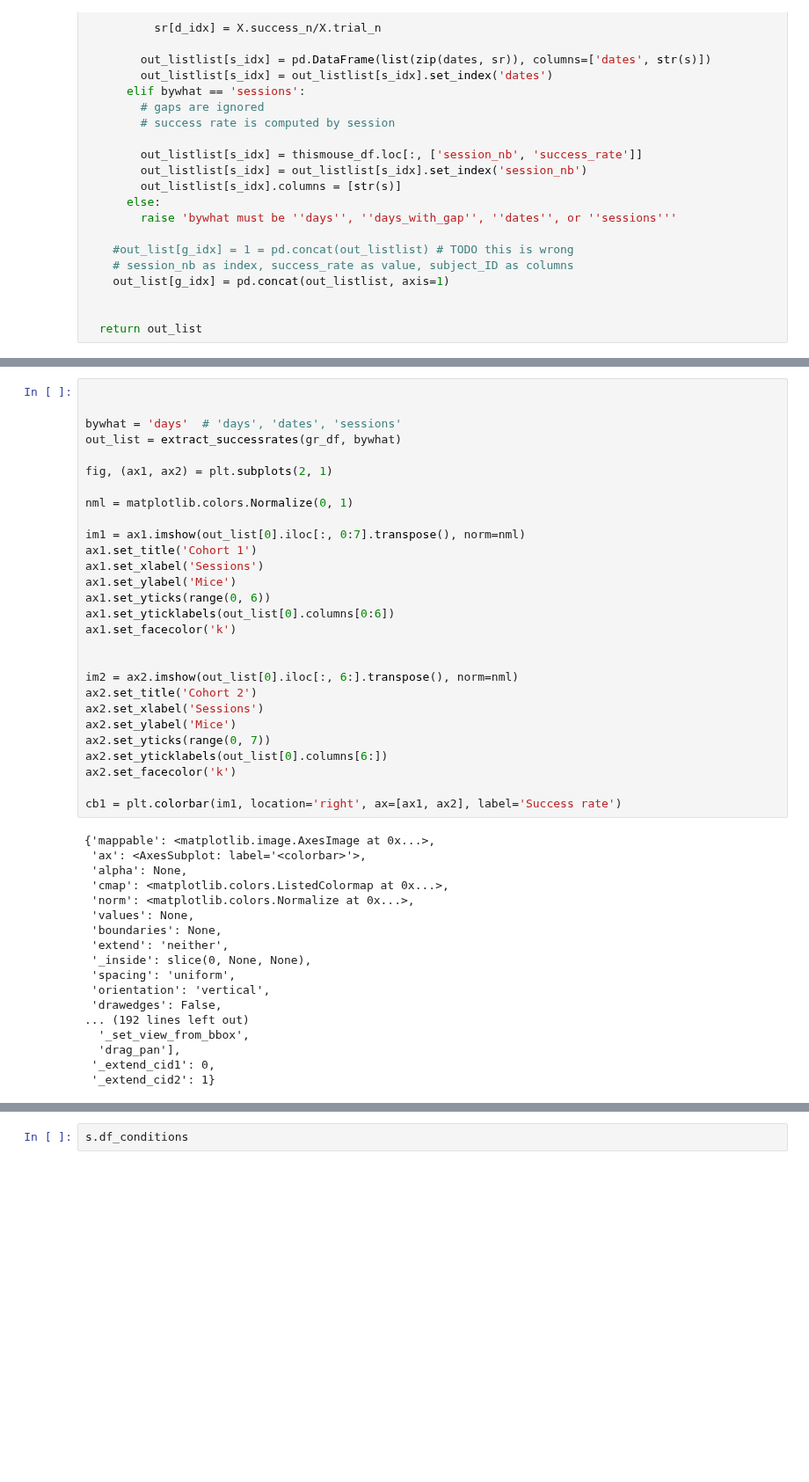
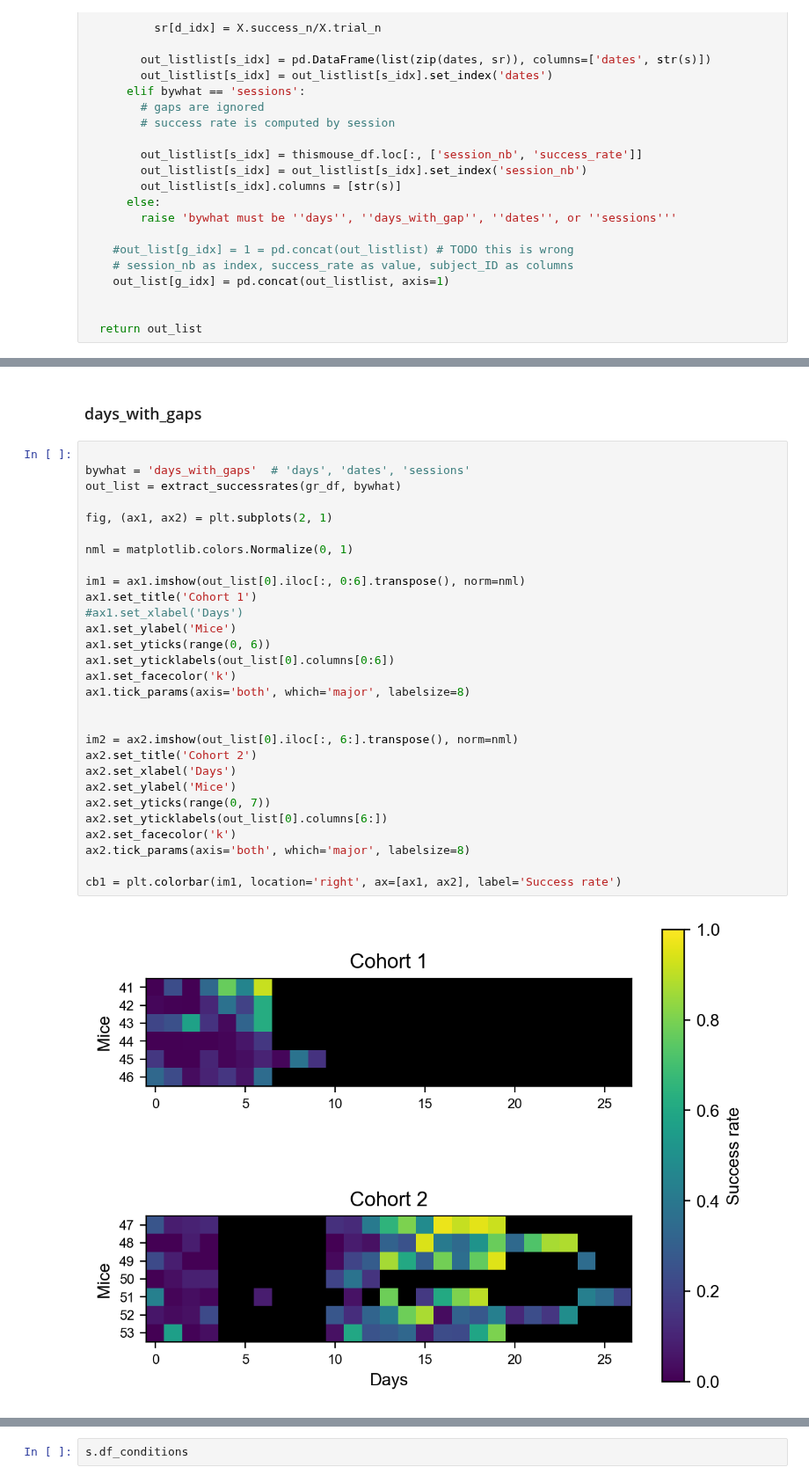
Before and after one commit to juliencarponcy/trialexp, a Jupyter notebook: notebooks/noncanonical/nb20221002_214600_workflow_pyCon_PavAll.ipynb, the cells around one changed output, grey strips where cells are left out. Shown at 88% size. Saved outputs shown, nothing was run; the diff lists cells and outputs as text; blank space fills up the shorter version.

```diff
--- a/notebooks/noncanonical/nb20221002_214600_workflow_pyCon_PavAll.ipynb
+++ b/notebooks/noncanonical/nb20221002_214600_workflow_pyCon_PavAll.ipynb
@@ -571,46 +575,33 @@ cb1 = plt.colorbar(im1, location='right', ax=[ax1, ax2], label='Success rate')
+# %% [markdown]
+### days_with_gaps
 # %%
 
-
-bywhat = 'days'  # 'days', 'dates', 'sessions'
+bywhat = 'days_with_gaps'  # 'days', 'dates', 'sessions'
 out_list = extract_successrates(gr_df, bywhat)
 
 fig, (ax1, ax2) = plt.subplots(2, 1)
 
 nml = matplotlib.colors.Normalize(0, 1)
 
-im1 = ax1.imshow(out_list[0].iloc[:, 0:7].transpose(), norm=nml)
+im1 = ax1.imshow(out_list[0].iloc[:, 0:6].transpose(), norm=nml)
 ax1.set_title('Cohort 1')
-ax1.set_xlabel('Sessions')
+#ax1.set_xlabel('Days')
 ax1.set_ylabel('Mice')
 ax1.set_yticks(range(0, 6))
 ax1.set_yticklabels(out_list[0].columns[0:6])
 ax1.set_facecolor('k')
+ax1.tick_params(axis='both', which='major', labelsize=8)
 
 
 im2 = ax2.imshow(out_list[0].iloc[:, 6:].transpose(), norm=nml)
 ax2.set_title('Cohort 2')
-ax2.set_xlabel('Sessions')
+ax2.set_xlabel('Days')
 ax2.set_ylabel('Mice')
 ax2.set_yticks(range(0, 7))
 ax2.set_yticklabels(out_list[0].columns[6:])
 ax2.set_facecolor('k')
+ax2.tick_params(axis='both', which='major', labelsize=8)
 
 cb1 = plt.colorbar(im1, location='right', ax=[ax1, ax2], label='Success rate')
 # %% [output]
-{'mappable': <matplotlib.image.AxesImage at 0x...>,
- 'ax': <AxesSubplot: label='<colorbar>'>,
- 'alpha': None,
- 'cmap': <matplotlib.colors.ListedColormap at 0x...>,
- 'norm': <matplotlib.colors.Normalize at 0x...>,
- 'values': None,
- 'boundaries': None,
- 'extend': 'neither',
- '_inside': slice(0, None, None),
- 'spacing': 'uniform',
- 'orientation': 'vertical',
- 'drawedges': False,
-... (192 lines left out)
-  '_set_view_from_bbox',
-  'drag_pan'],
- '_extend_cid1': 0,
- '_extend_cid2': 1}
+[figure, added]
```
Also changed, not shown: parts of 7 cells of this notebook, 1 other file.
